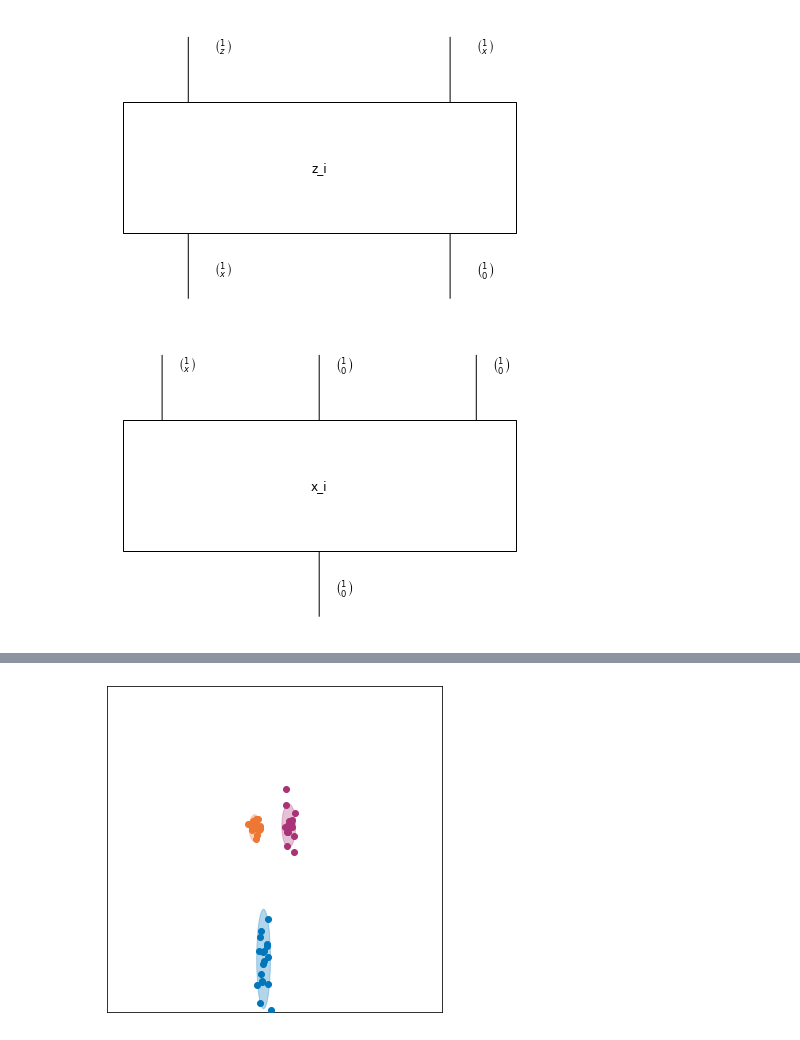
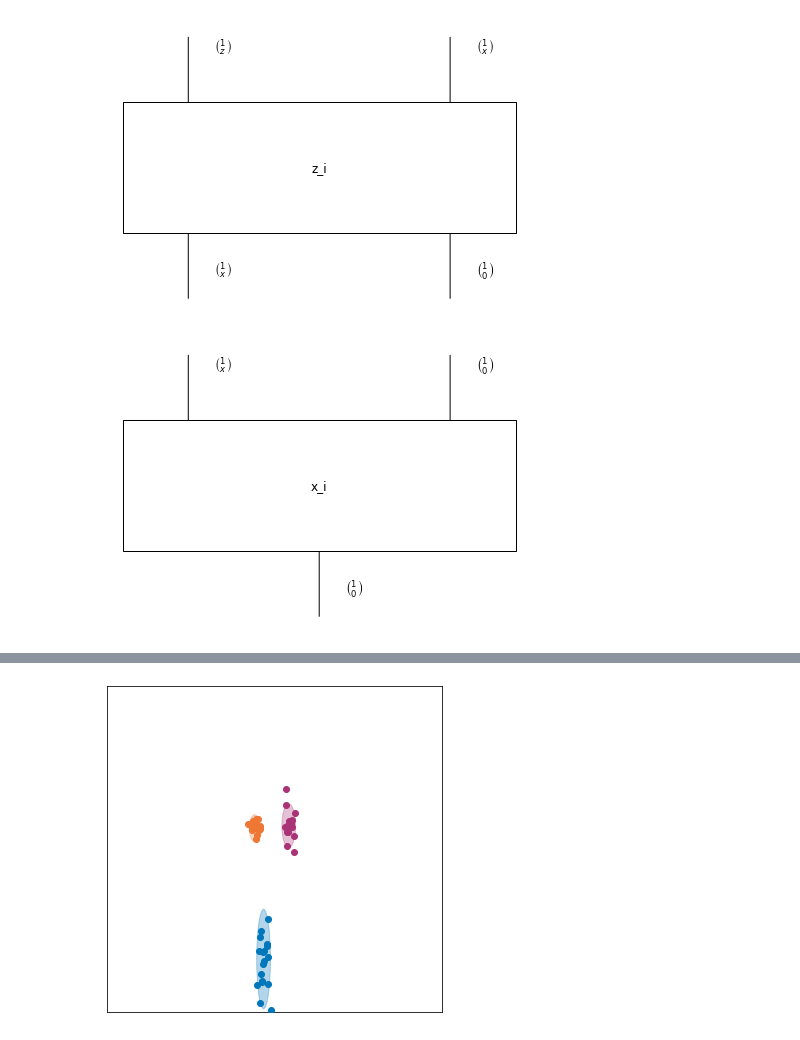
Before and after one commit to esennesh/combinators, a Jupyter notebook: examples/gmm/gmm.ipynb, the cells around one changed output, grey strips where cells are left out. Cells and saved outputs as stored; diff of their text form; code cells hidden in the pictures.

```diff
--- a/examples/gmm/gmm.ipynb
+++ b/examples/gmm/gmm.ipynb
@@ -36,7 +37,8 @@ cluster_latent.draw()
 [figure]
 # %%
 x_sampler = sampler.ImportanceSampler('x_i', gmm.SamplePoint(), None, (NUM_SAMPLES,))
-observe_point = tracing.TracedLensBox('x_i', PRO(3) & Ty('x'), PRO(1) & Ty(), x_sampler, x_sampler.update)
-observe_point.draw()
+likelihood = tracing.TracedLensBox('x_i', PRO(2) & Ty('x'), PRO(1) & Ty(), x_sampler, x_sampler.update)
+likelihood = conditioning.SequentialConditioner(xs)(likelihood)
+likelihood.draw()
 # %% [output]
-[figure, old version]
+[figure, new version]
```
Also changed, not shown: parts of 4 cells of this notebook.
